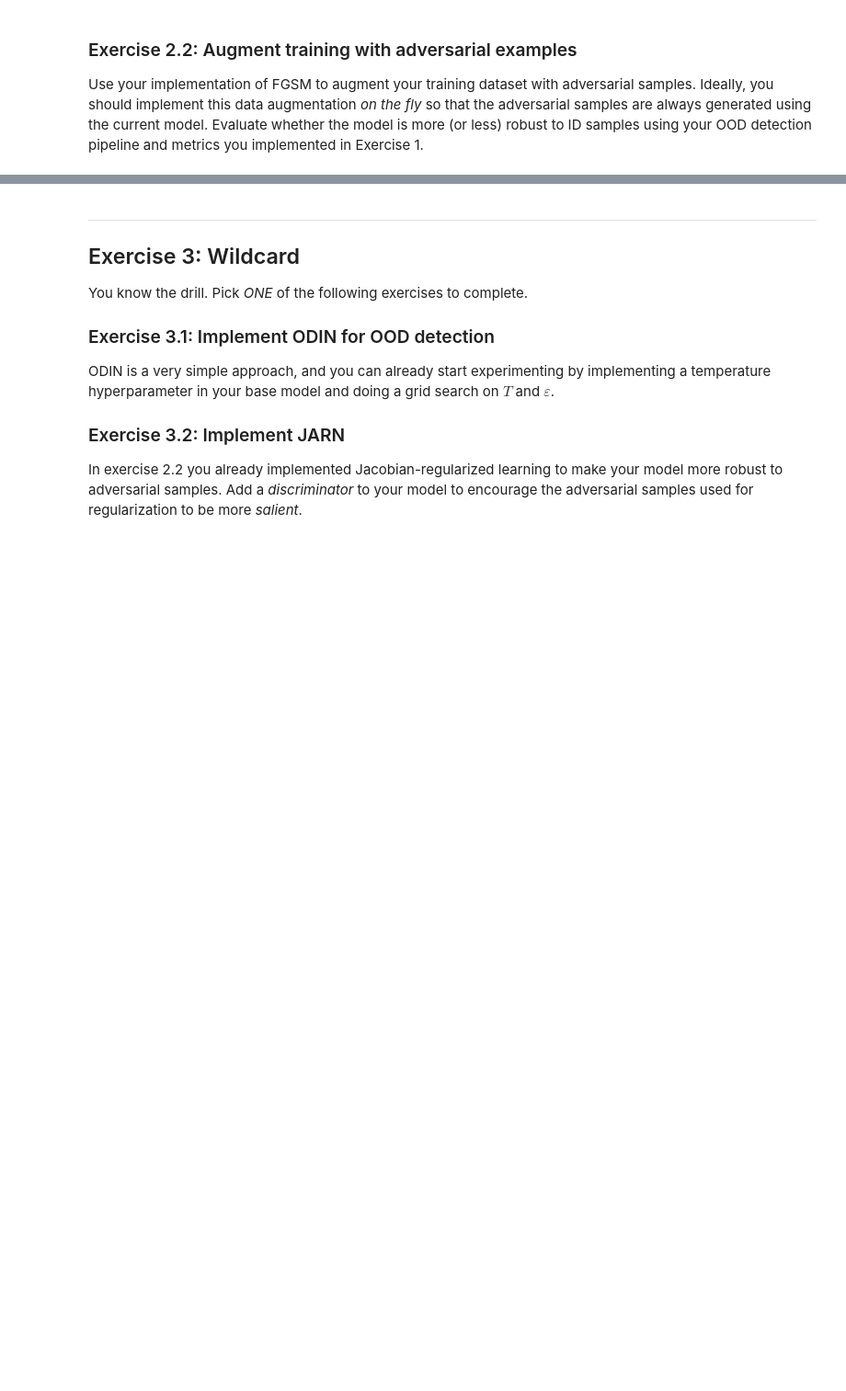
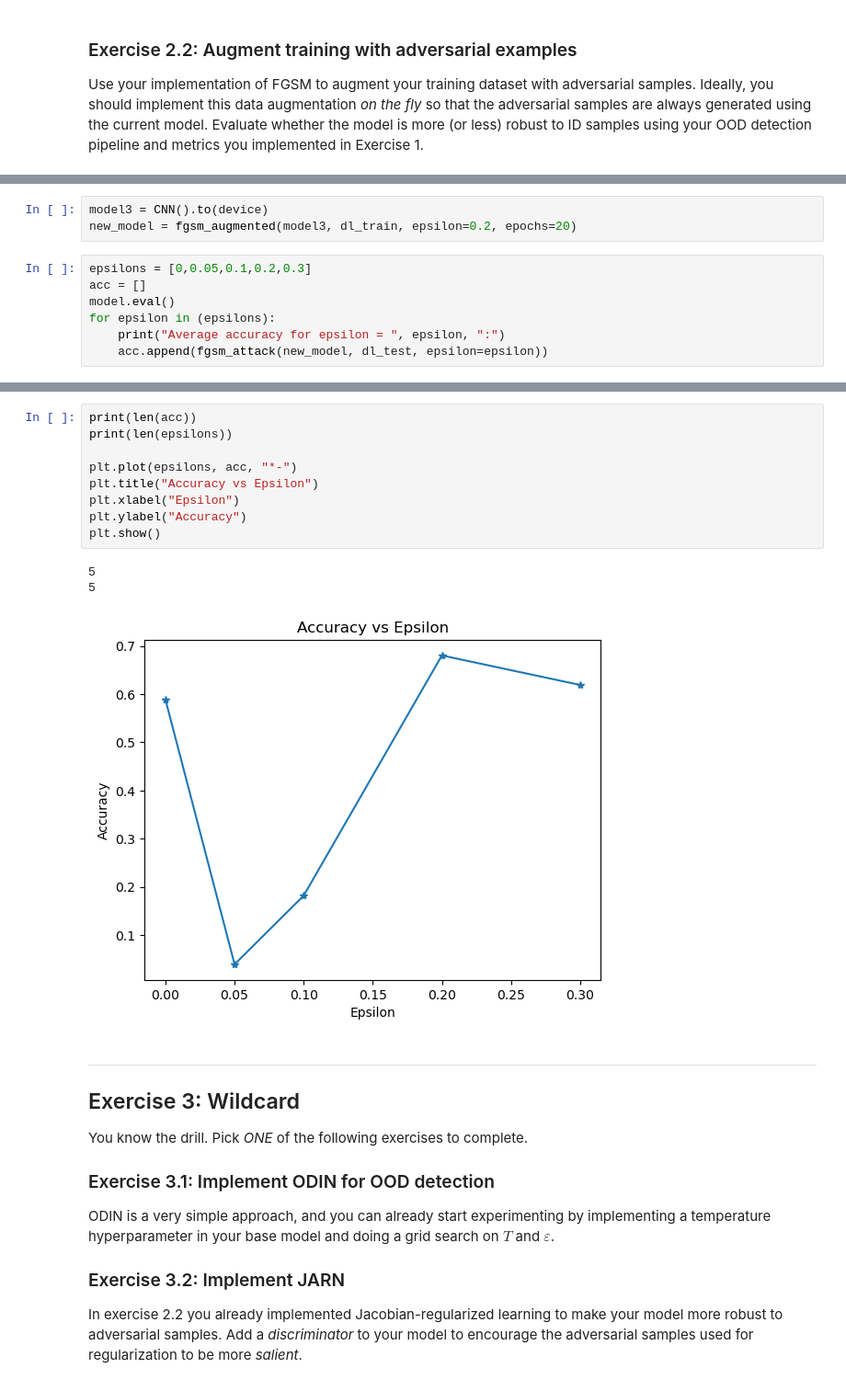
Before and after one commit to MagriniGabriele/Lab_DLA, a Jupyter notebook: Lab_4/Lab_4.ipynb, the cells around one changed output, grey strips where cells are left out. Shown: that part at 92% size. Cells and saved outputs as stored; diff of their text form; blank space fills up the shorter version.

```diff
--- a/Lab_4/Lab_4.ipynb
+++ b/Lab_4/Lab_4.ipynb
@@ -264,0 +402,10 @@ Use your implementation of FGSM to augment your training dataset with adversaria
+# %%
+model3 = CNN().to(device)
+new_model = fgsm_augmented(model3, dl_train, epsilon=0.2, epochs=20)
+# %%
+epsilons = [0,0.05,0.1,0.2,0.3]
+acc = []
+model.eval()
+for epsilon in (epsilons):
+    print("Average accuracy for epsilon = ", epsilon, ":")
+    acc.append(fgsm_attack(new_model, dl_test, epsilon=epsilon))
@@ -265,3 +423,16 @@ Use your implementation of FGSM to augment your training dataset with adversaria
+# %%
+print(len(acc))
+print(len(epsilons))
+
+plt.plot(epsilons, acc, "*-")
+plt.title("Accuracy vs Epsilon")
+plt.xlabel("Epsilon")
+plt.ylabel("Accuracy")
+plt.show()
+# %% [output]
+5
+5
+[figure, added]
 # %% [markdown]
 ---
 ## Exercise 3: Wildcard
```
Also changed, not shown: parts of 25 cells of this notebook, 2 other files.
